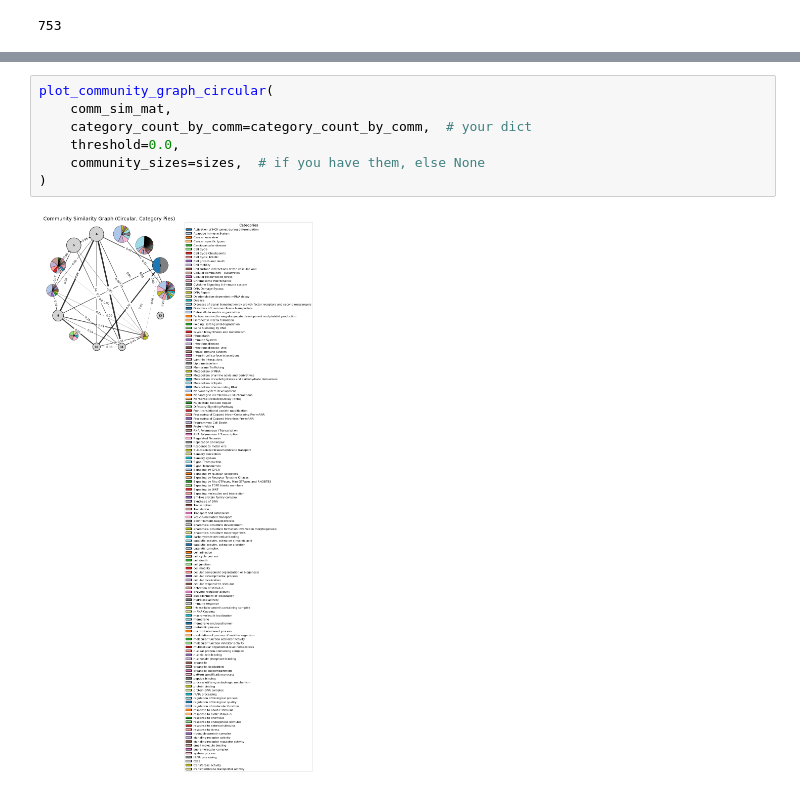
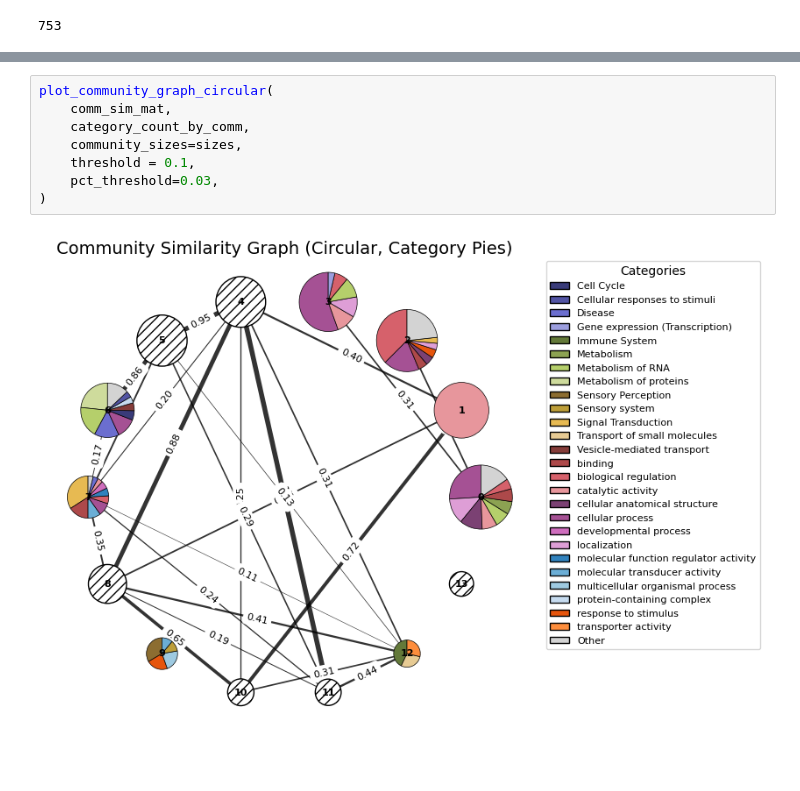
Before and after one commit to Monomanae/DDBC-hypergraph, a Jupyter notebook: Methods/DDBC/community_similarity_graph.ipynb, the cells around one changed output, grey strips where cells are left out. Cells and saved outputs as stored; diff of their text form.

Commit message:
Fixed percentage threshold problem

```diff
--- a/Methods/DDBC/community_similarity_graph.ipynb
+++ b/Methods/DDBC/community_similarity_graph.ipynb
@@ -268,9 +389,10 @@ def plot_community_graph_circular(
 # %%
 plot_community_graph_circular(
     comm_sim_mat,
-    category_count_by_comm=category_count_by_comm,  # your dict
-    threshold=0.0,
-    community_sizes=sizes,  # if you have them, else None
+    category_count_by_comm,
+    community_sizes=sizes,
+    threshold = 0.1,
+    pct_threshold=0.03,
 )
 # %% [output]
-[figure, old version]
+[figure, new version]
```
Also changed, not shown: parts of 13 cells of this notebook.
